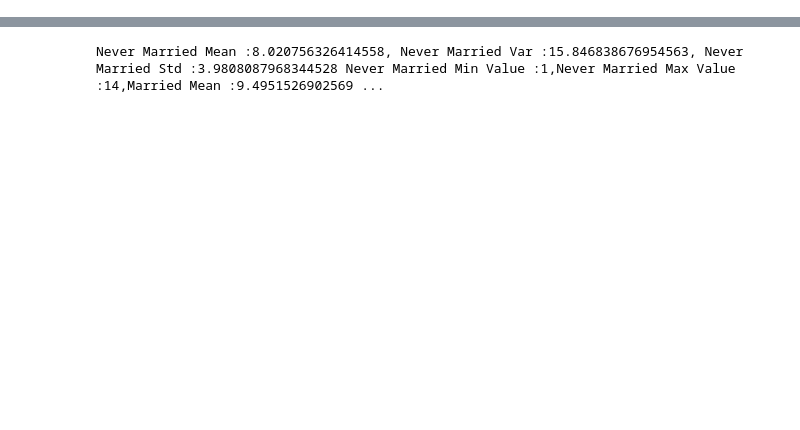
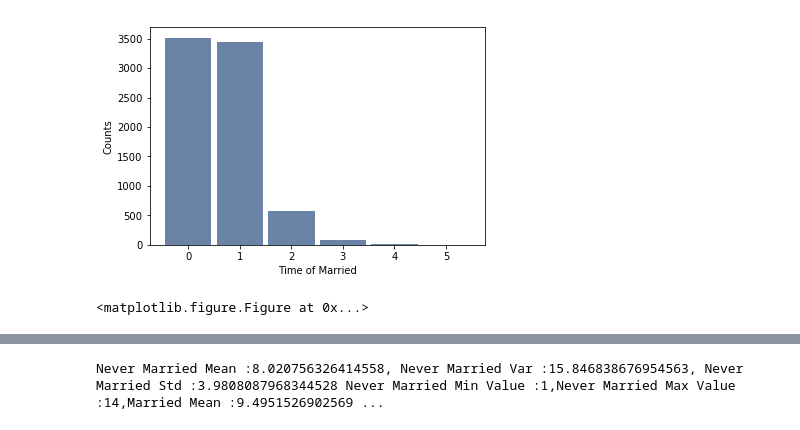
Before and after one commit to ammoti/CS240, a Jupyter notebook: Homework2_212970649/Homework2.ipynb, the cells around one changed output, grey strips where cells are left out. Saved outputs shown, nothing was run; the diff lists cells and outputs as text; code cells hidden in the pictures; blank space fills up the shorter version.

```diff
--- a/Homework2_212970649/Homework2.ipynb
+++ b/Homework2_212970649/Homework2.ipynb
@@ -20,3 +49,10 @@ Hist({0: 3517, 1: 3436, 2: 582, 3: 90, 4: 15, 5: 3})
+# %%
+numberMarriage_hist = thinkstats2.Hist(numberMarriage)
+thinkplot.Hist(numberMarriage_hist)
+thinkplot.Show(xlabel='Time of Married',ylabel='Counts')
+# %% [output]
+[figure, added]
+<matplotlib.figure.Figure at 0x...>
 # %%
 #Question 3
 totalIncome = pres.totincr
```
Also changed, not shown: parts of 7 cells of this notebook.
